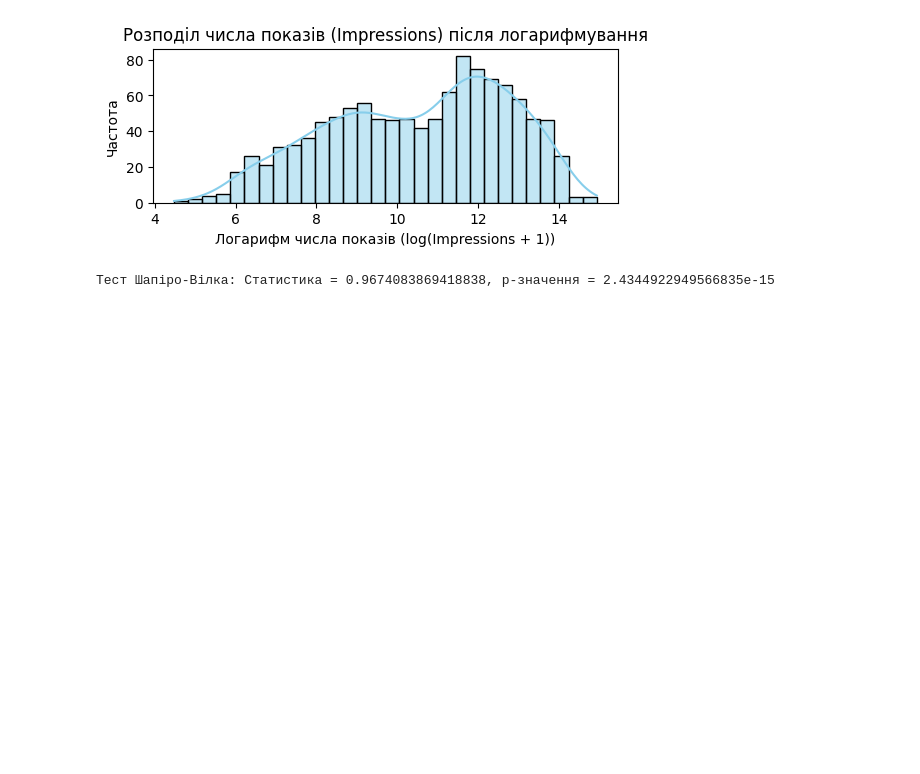
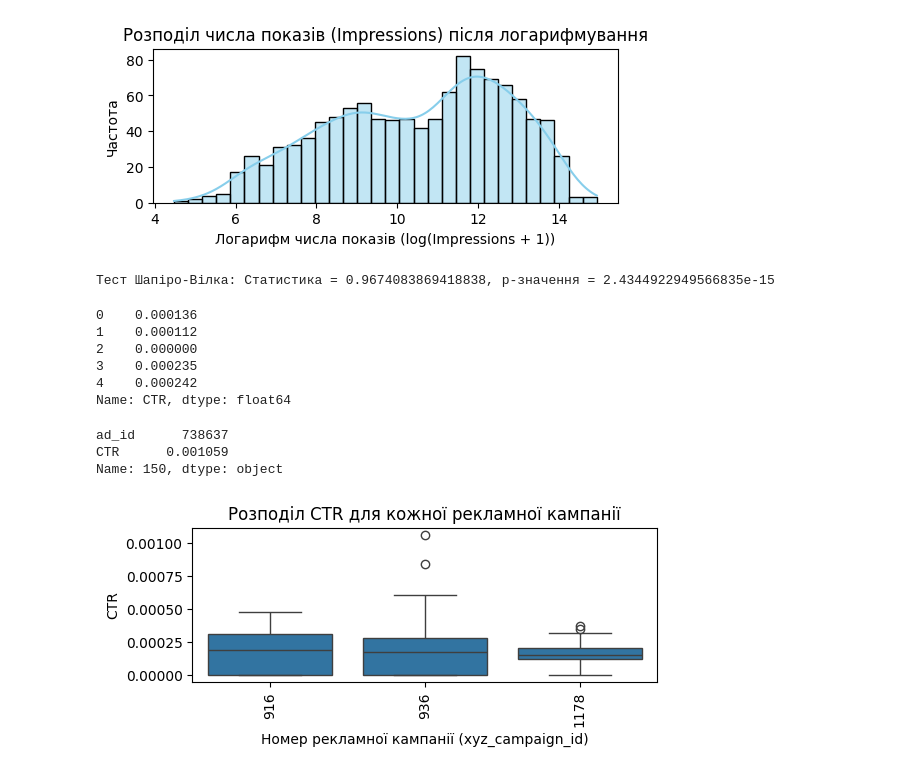
Before and after one commit to vpj3300/AppliedA, a Jupyter notebook: AA_2_lab.ipynb, the cells around one changed output. Drawn from its saved outputs; the diff is of its cells as text; code cells hidden in the pictures; blank space fills up the shorter version.

```diff
--- a/AA_2_lab.ipynb
+++ b/AA_2_lab.ipynb
@@ -92,3 +92,32 @@ stat, p_value = stats.shapiro(data['log_Impressions'].dropna())
 print(f"Тест Шапіро-Вілка: Статистика = {stat}, p-значення = {p_value}")
 # %% [output]
 Тест Шапіро-Вілка: Статистика = 0.9674083869418838, p-значення = 2.4344922949566835e-15
+# %%
+# Нова змінна CTR(clikc-through rate)
+data['CTR'] = data['Clicks']/data['Impressions']
+data['CTR'].head()
+# %% [output]
+0    0.000136
+1    0.000112
+2    0.000000
+3    0.000235
+4    0.000242
+Name: CTR, dtype: float64
+# %%
+max_ctr = data.loc[data['CTR'].idxmax()]
+max_ctr[['ad_id', 'CTR']]
+# %% [output]
+ad_id      738637
+CTR      0.001059
+Name: 150, dtype: object
+# %%
+# Візуалізація розподілу CTR для кожної рекламної кампанії (xyz_campaign_id)
+plt.figure(figsize=(6, 2))
+sns.boxplot(x='xyz_campaign_id', y='CTR', data=data)
+plt.title('Розподіл CTR для кожної рекламної кампанії')
+plt.xlabel('Номер рекламної кампанії (xyz_campaign_id)')
+plt.ylabel('CTR')
+plt.xticks(rotation=90)
+plt.show()
+# %% [output]
+[figure, added]
```
Also changed, not shown: parts of 5 cells of this notebook.
